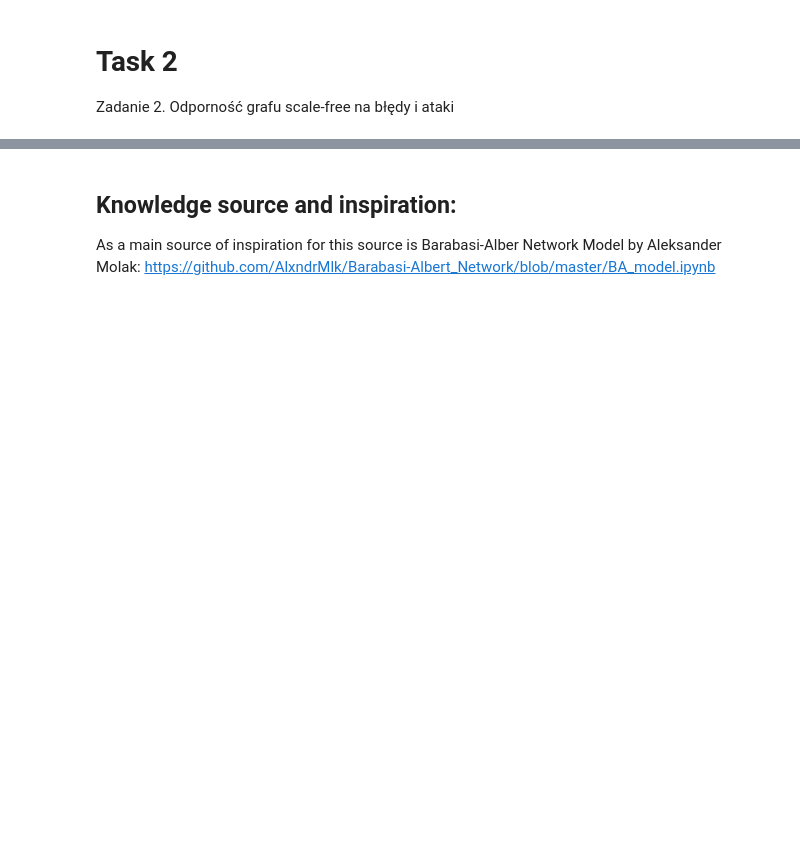
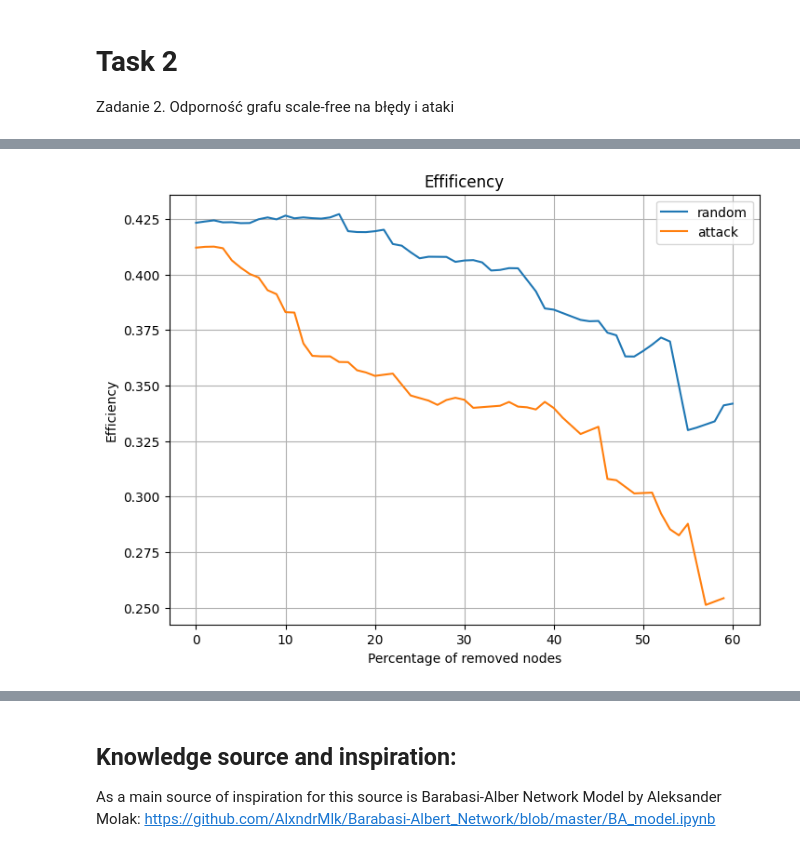
Before and after one commit to FilipKatulski/complex-systems, a Jupyter notebook: LAB3/lab3.ipynb, the cells around one changed output, grey strips where cells are left out. Cells and saved outputs as stored; diff of their text form; code cells hidden in the pictures; blank space fills up the shorter version.

```diff
--- a/LAB3/lab3.ipynb
+++ b/LAB3/lab3.ipynb
@@ -198 +219,16 @@ f_2, eff_2, avg_len_2 = calculate_attack_stats_with_cut_off(ba, cut_off=50)
+# %%
+plt.figure(figsize=(18, 6))
+
+plt.subplot(1, 2, 1)
+plt.plot(f_3, eff_3, label='random')
+plt.plot(f_4, eff_4, label='attack')
+plt.grid()
+plt.title('Effificency')
+plt.xlabel('Percentage of removed nodes')
+plt.ylabel('Efficiency')
+plt.legend()
+
+plt.show()
+# %% [output]
+[figure, added]
 # %%
```
Also changed, not shown: parts of 19 cells of this notebook.
